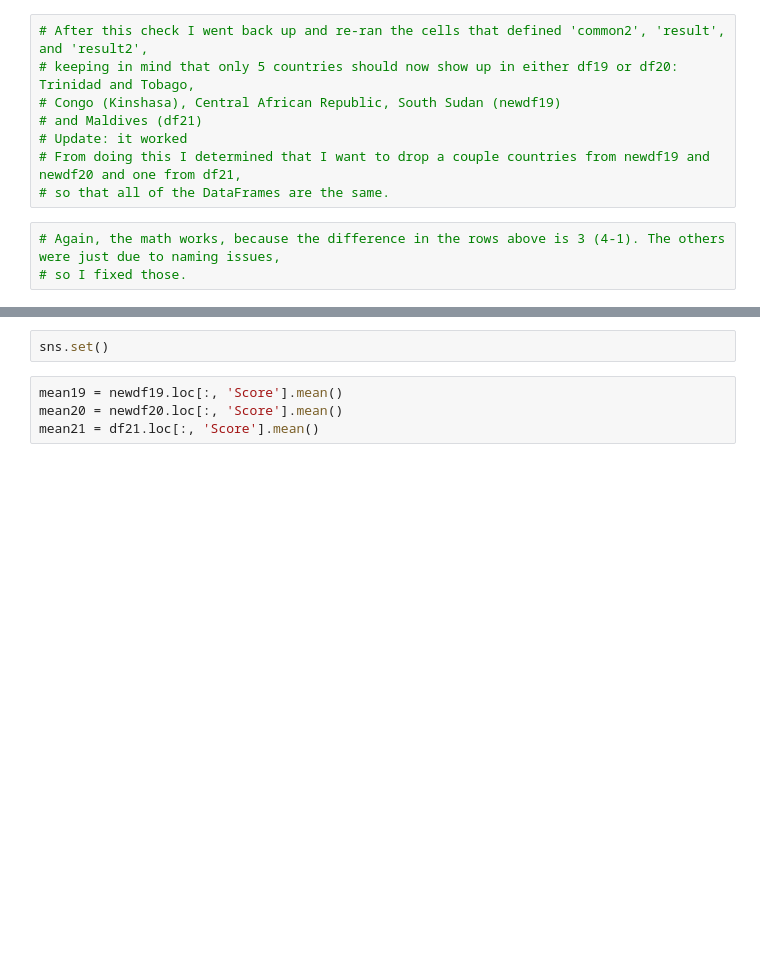
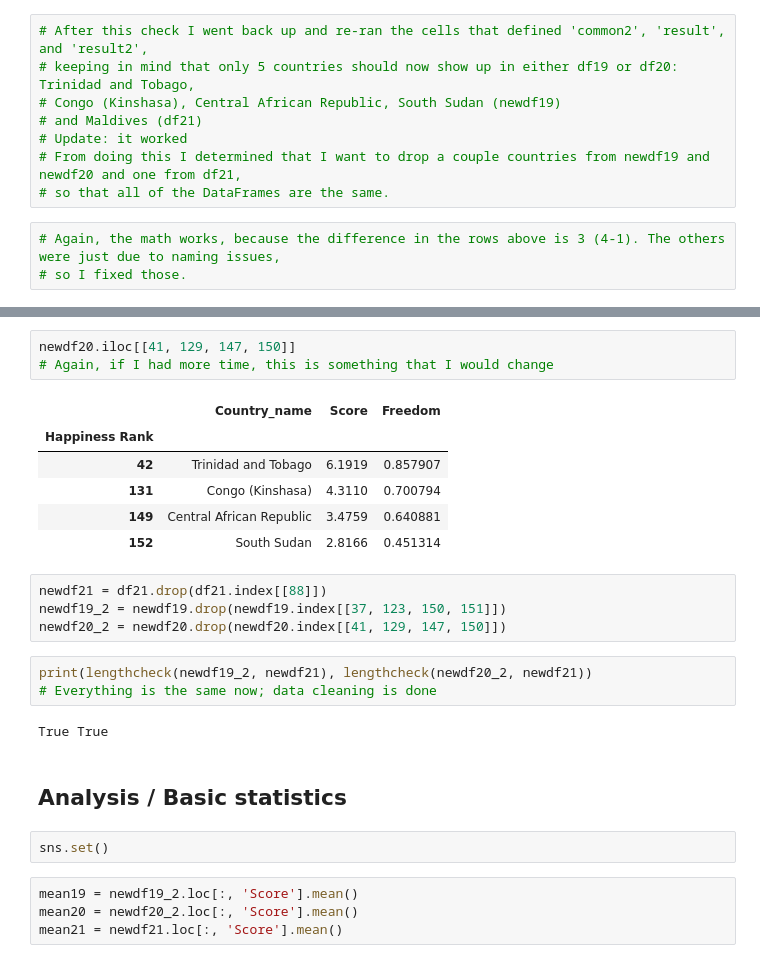
Before and after one commit to torrancefredell/Forge-Launch-Project, a Jupyter notebook: Forge Launch Project.ipynb, the cells around one changed output, grey strips where cells are left out. Saved outputs shown, nothing was run; the diff lists cells and outputs as text; blank space fills up the shorter version.

```diff
--- a/Forge Launch Project.ipynb
+++ b/Forge Launch Project.ipynb
@@ -258,9 +277,30 @@ df21['Country_name'] = df21['Country_name'].replace(['Hong Kong S.A.R. of China'
+# %%
+newdf20.iloc[[41, 129, 147, 150]]
+# Again, if I had more time, this is something that I would change
+# %% [output]
+|  | Country_name | Score | Freedom |
+| Happiness Rank |  |  |  |
+| 42 | Trinidad and Tobago | 6.1919 | 0.857907 |
+| 131 | Congo (Kinshasa) | 4.3110 | 0.700794 |
+| 149 | Central African Republic | 3.4759 | 0.640881 |
+| 152 | South Sudan | 2.8166 | 0.451314 |
+# %%
+newdf21 = df21.drop(df21.index[[88]])
+newdf19_2 = newdf19.drop(newdf19.index[[37, 123, 150, 151]])
+newdf20_2 = newdf20.drop(newdf20.index[[41, 129, 147, 150]])
+# %%
+print(lengthcheck(newdf19_2, newdf21), lengthcheck(newdf20_2, newdf21))
+# Everything is the same now; data cleaning is done
+# %% [output]
+True True
+# %% [markdown]
+## Analysis / Basic statistics
 # %%
 sns.set()
 # %%
-mean19 = newdf19.loc[:, 'Score'].mean()
-mean20 = newdf20.loc[:, 'Score'].mean()
-mean21 = df21.loc[:, 'Score'].mean()
+mean19 = newdf19_2.loc[:, 'Score'].mean()
+mean20 = newdf20_2.loc[:, 'Score'].mean()
+mean21 = newdf21.loc[:, 'Score'].mean()
 # %%
 print("The average happiness score for 2019 was", mean19)
 print("The average happiness score for 2020 was", mean20)
```
Also changed, not shown: parts of 6 cells of this notebook.
